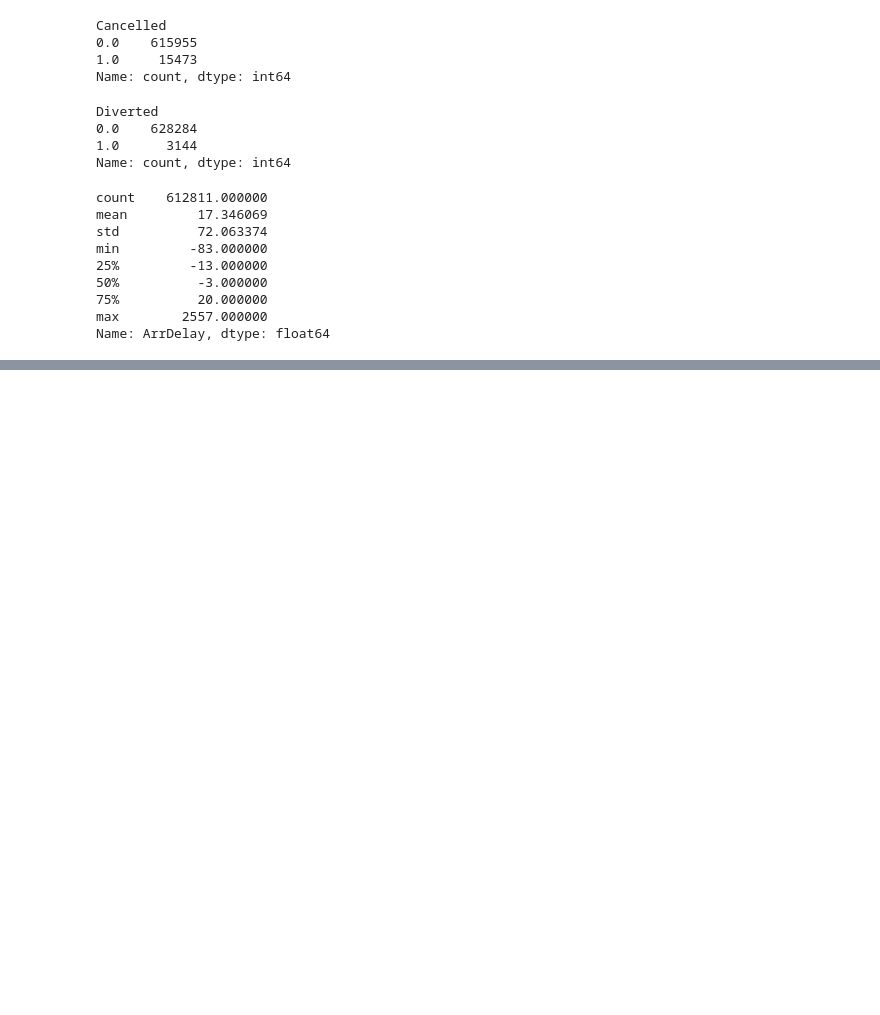
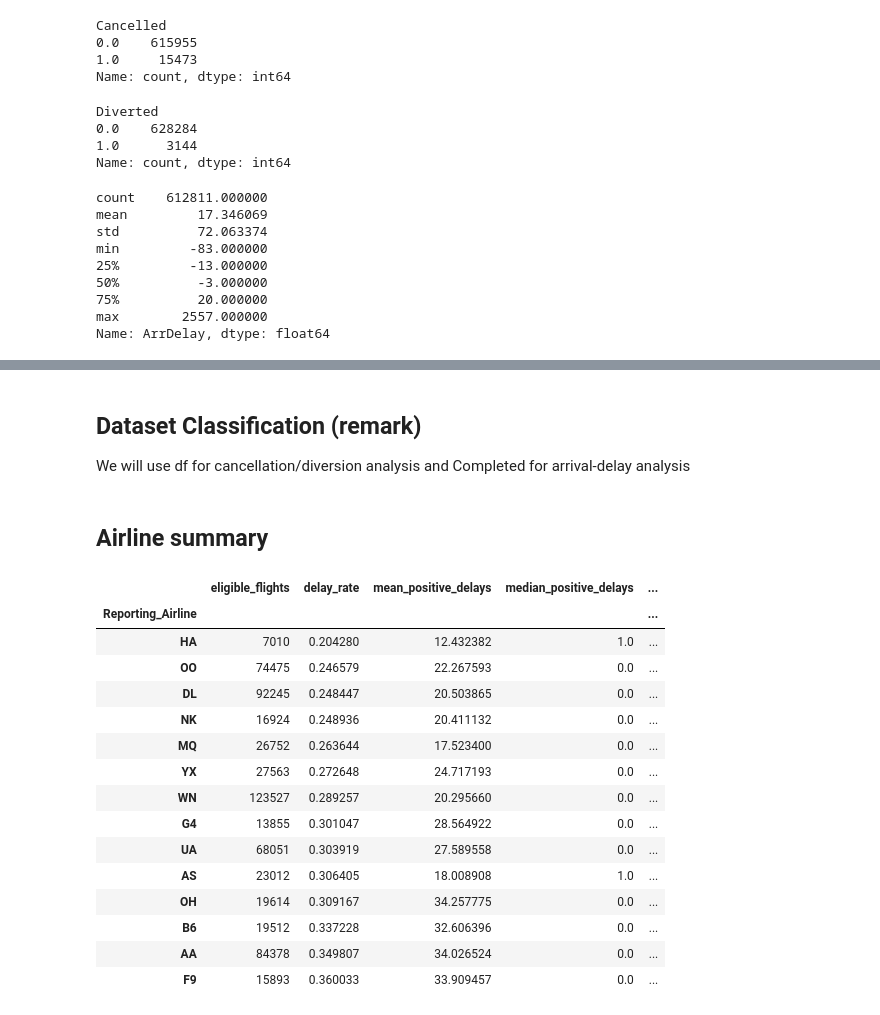
Before and after one commit to aerostepan/FlightDelayPrediction, a Jupyter notebook: FlightDelayLab.ipynb, the cells around one changed output, grey strips where cells are left out. Saved outputs shown, nothing was run; the diff lists cells and outputs as text; code cells hidden in the pictures; blank space fills up the shorter version.

```diff
--- a/FlightDelayLab.ipynb
+++ b/FlightDelayLab.ipynb
@@ -119,0 +136,38 @@ completed["positive_delay"] = completed["ArrDelay"].clip(lower=0)
+# %% [markdown]
+## Dataset Classification (remark)
+We will use df for cancellation/diversion analysis and Completed for arrival-delay analysis
+# %% [markdown]
+## Airline summary
+# %%
+airline_summary = (
+    completed.groupby('Reporting_Airline')
+    .agg(
+        eligible_flights=('is_delayed','size'),
+        delay_rate=('is_delayed','mean'),
+        mean_positive_delays=('positive_delay','mean'),
+        median_positive_delays=('positive_delay','median'),
+        p90_positive_delay=(
+            'positive_delay',
+            lambda values: values.quantile(0.90)
+        ),
+    )
+    .sort_values('delay_rate')
+)
+display(airline_summary)
+# %% [output]
+|  | eligible_flights | delay_rate | mean_positive_delays | median_positive_delays | ... |
+| Reporting_Airline |  |  |  |  | ... |
+| HA | 7010 | 0.204280 | 12.432382 | 1.0 | ... |
+| OO | 74475 | 0.246579 | 22.267593 | 0.0 | ... |
+| DL | 92245 | 0.248447 | 20.503865 | 0.0 | ... |
+| NK | 16924 | 0.248936 | 20.411132 | 0.0 | ... |
+| MQ | 26752 | 0.263644 | 17.523400 | 0.0 | ... |
+| YX | 27563 | 0.272648 | 24.717193 | 0.0 | ... |
+| WN | 123527 | 0.289257 | 20.295660 | 0.0 | ... |
+| G4 | 13855 | 0.301047 | 28.564922 | 0.0 | ... |
+| UA | 68051 | 0.303919 | 27.589558 | 0.0 | ... |
+| AS | 23012 | 0.306405 | 18.008908 | 1.0 | ... |
+| OH | 19614 | 0.309167 | 34.257775 | 0.0 | ... |
+| B6 | 19512 | 0.337228 | 32.606396 | 0.0 | ... |
+| AA | 84378 | 0.349807 | 34.026524 | 0.0 | ... |
+| F9 | 15893 | 0.360033 | 33.909457 | 0.0 | ... |
```
Also changed, not shown: parts of 11 cells of this notebook.
